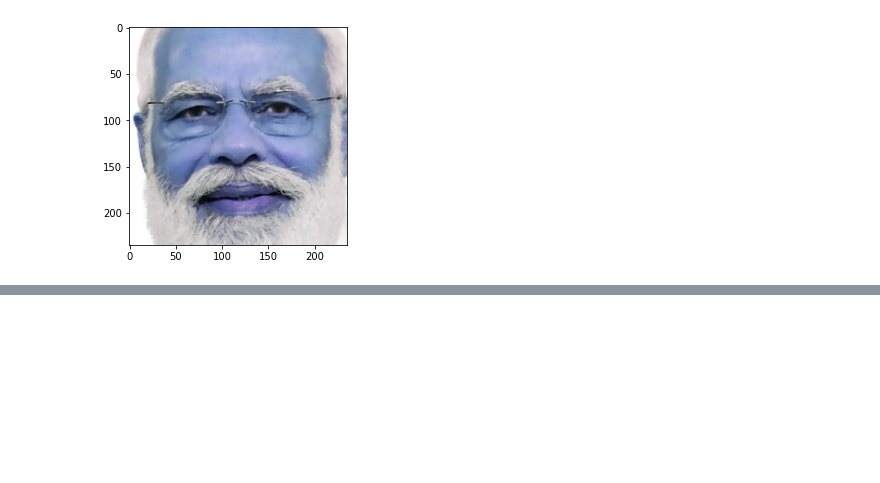
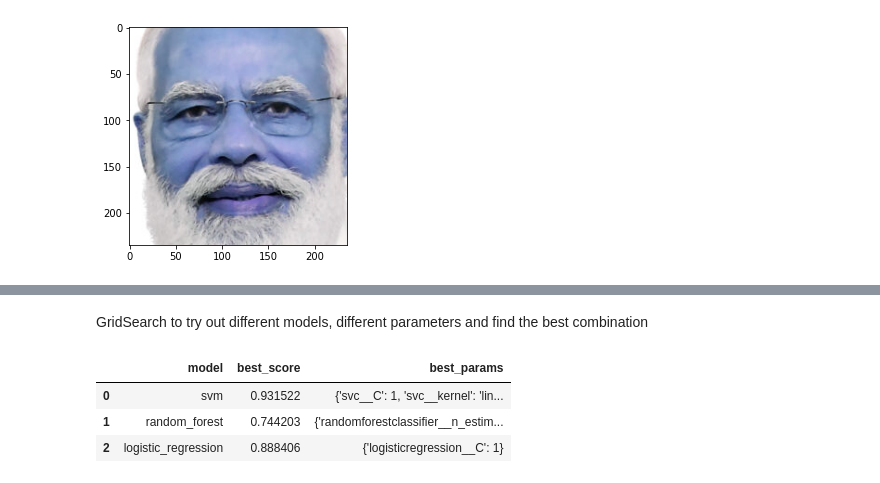
Before and after one commit to jitinchekka/image_classifier, a Jupyter notebook: model/political_leaders_classifier_model.ipynb, the cells around one changed output, grey strips where cells are left out. Cells and saved outputs as stored; diff of their text form; code cells hidden in the pictures; blank space fills up the shorter version.

```diff
--- a/model/political_leaders_classifier_model.ipynb
+++ b/model/political_leaders_classifier_model.ipynb
@@ -192,0 +270,2 @@ print(class_dict)
+# %% [markdown]
+GridSearch to try out different models, different parameters and find the best combination
@@ -192,0 +278,44 @@ print(class_dict)
+# %%
+model_params = {
+    'svm': {
+        'model': svm.SVC(gamma='auto',probability=True),
+        'params' : {
+            'svc__C': [1,10,100,1000],
+            'svc__kernel': ['rbf','linear']
+        }
+    },
+    'random_forest': {
+        'model': RandomForestClassifier(),
+        'params' : {
+            'randomforestclassifier__n_estimators': [1,5,10]
+        }
+    },
+    'logistic_regression' : {
+        'model': LogisticRegression(solver='liblinear',multi_class='auto'),
+        'params': {
+            'logisticregression__C': [1,5,10]
+        }
+    }
+}
+# %%
+scores = []
+best_estimators = {}
+import pandas as pd
+for algo, mp in model_params.items():
+    pipe = make_pipeline(StandardScaler(), mp['model'])
+    clf =  GridSearchCV(pipe, mp['params'], cv=5, return_train_score=False)
+    clf.fit(X_train, y_train)
+    scores.append({
+        'model': algo,
+        'best_score': clf.best_score_,
+        'best_params': clf.best_params_
+    })
+    best_estimators[algo] = clf.best_estimator_
+
+df = pd.DataFrame(scores,columns=['model','best_score','best_params'])
+df
+# %% [output]
+|  | model | best_score | best_params |
+| 0 | svm | 0.931522 | {'svc__C': 1, 'svc__kernel': 'lin... |
+| 1 | random_forest | 0.744203 | {'randomforestclassifier__n_estim... |
+| 2 | logistic_regression | 0.888406 | {'logisticregression__C': 1} |
```
Also changed, not shown: parts of 37 cells of this notebook, 2 other files.
